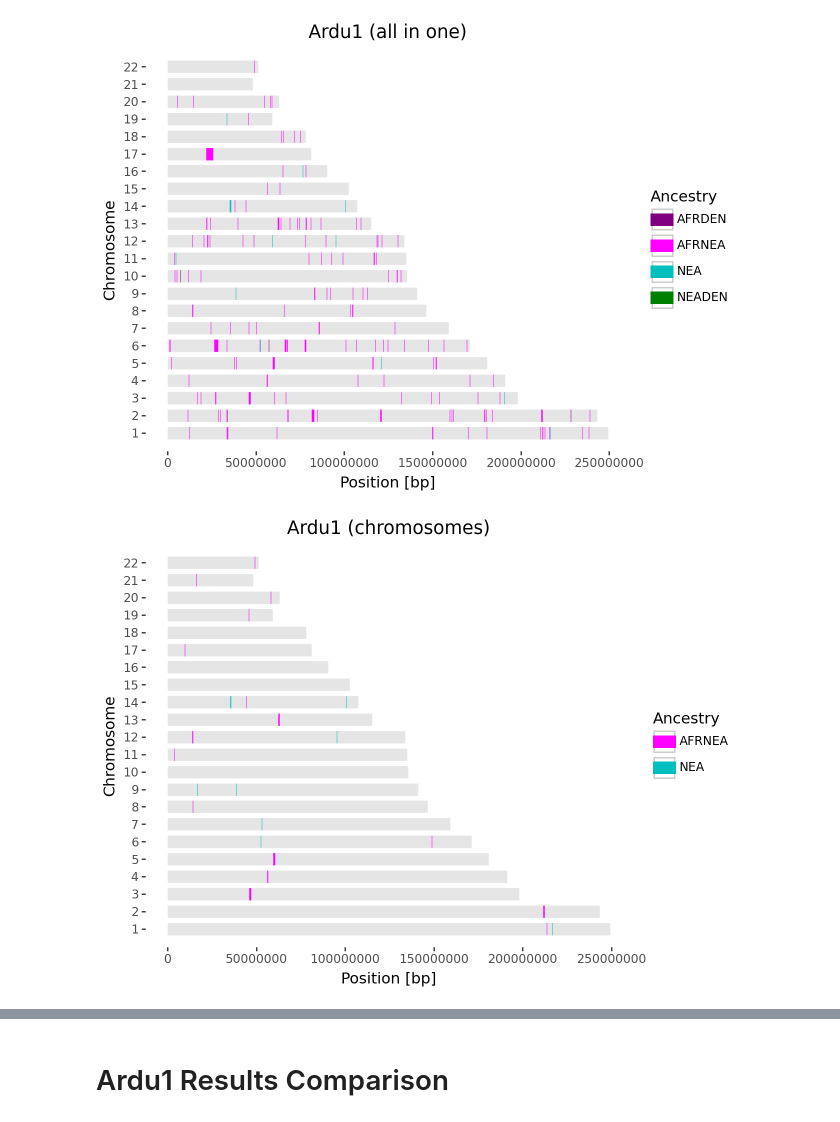
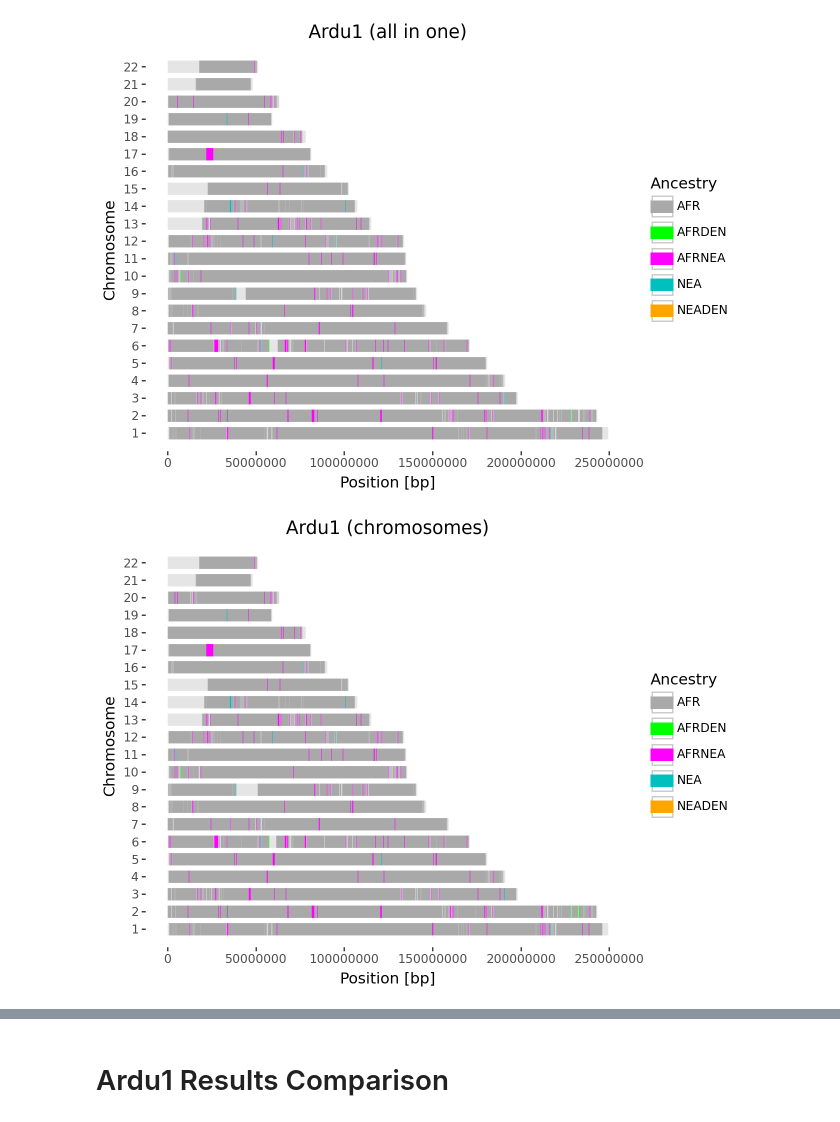
Before and after one commit to jedsurf/moorjani-rotation, a Jupyter notebook: notebooks/240930_admixfrog_pilot.ipynb, the cells around one changed output, grey strips where cells are left out. Cells and saved outputs as stored; diff of their text form; code cells hidden in the pictures.

```diff
--- a/notebooks/240930_admixfrog_pilot.ipynb
+++ b/notebooks/240930_admixfrog_pilot.ipynb
@@ -126,17 +133,17 @@ chrom_lens = {
     21 : 48_129_895,
     }
 # %%
-# plot_introgression("DA337")
-# plot_introgression("NEO306")
-# plot_introgression("La727")
+# plot_introgression("DA337", drop_afr=False)
+# plot_introgression("NEO306", drop_afr=False)
+# plot_introgression("La727", drop_afr=False)
 plot_introgression("Ardu1",
-    df = pd.read_csv(f"../processed-data/admixfrog-allentoft/Ardu1/Ardu1.rle.xz"),
-    suffix=" (all in one)")
-plot_introgression("Ardu1", suffix=" (chromosomes)")
-plot_introgression("Ardu2")
-# plot_introgression('IVLS09KT')
-# plot_introgression('X15')
-# plot_introgression('Ma554')
+    df = pd.read_csv(f"../processed-data/pilot-admixfrog-allentoft/Ardu1/Ardu1.rle.xz"),
+    suffix=" (all in one)", drop_afr=False)
+plot_introgression("Ardu1", suffix=" (chromosomes)", drop_afr=False)
+# plot_introgression("Ardu2", drop_afr=False)
+# plot_introgression('IVLS09KT', drop_afr=False)
+# plot_introgression('X15', drop_afr=False)
+# plot_introgression('Ma554', drop_afr=False)
 # %% [output]
-[figure, old version]
+[figure, new version]
-[figure, old version]
+[figure, new version]
```
Also changed, not shown: parts of 11 cells of this notebook.
